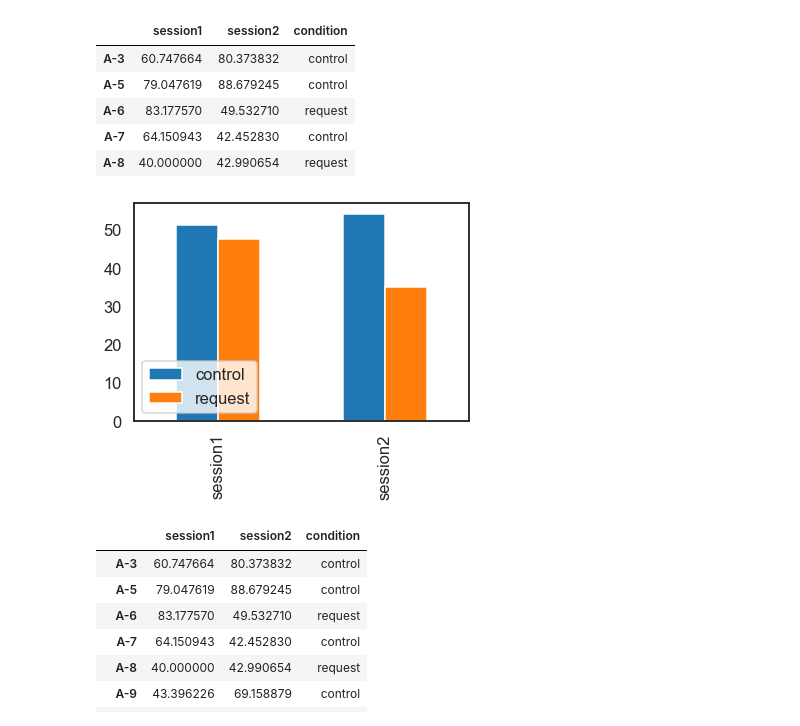
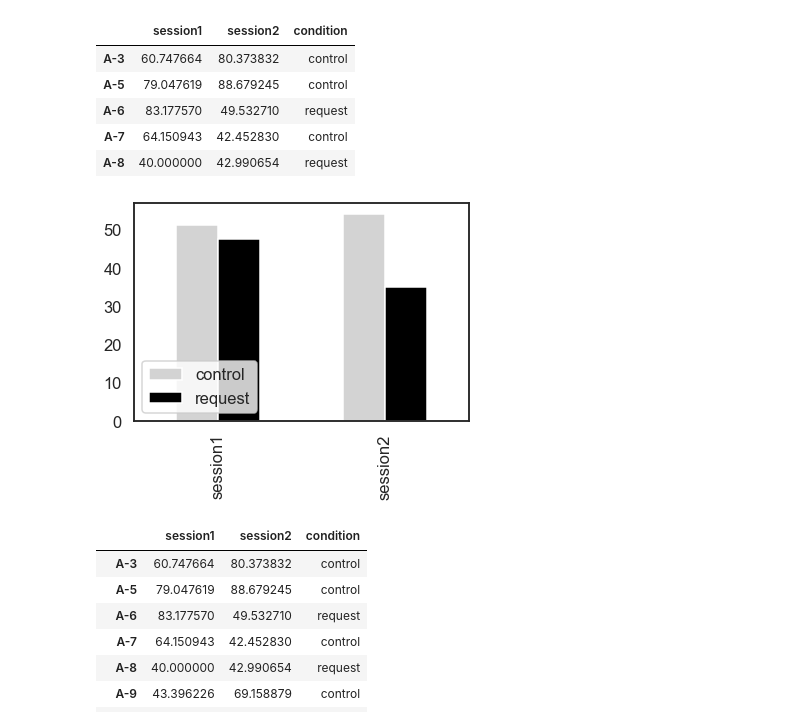
Before and after one commit to nomcomm/MediaNeuroscienceOnAShoestring_JMP, a Jupyter notebook: scripts/03_CN-S_ComplianceDropRate.ipynb, the cells around one changed output. Cells and saved outputs as stored; diff of their text form; code cells hidden in the pictures.

```diff
--- a/scripts/03_CN-S_ComplianceDropRate.ipynb
+++ b/scripts/03_CN-S_ComplianceDropRate.ipynb
@@ -108,10 +108,10 @@ drop_rate_df.head()
 | A-8 | 40.000000 | 42.990654 | request |
 # %%
 df = drop_rate_df.groupby(['condition']).mean().T
-ax = df.plot(kind='bar');
+ax = df.plot(kind='bar', color = ['lightgray', 'black']);
 ax.legend(loc='lower left', frameon=True);
 # %% [output]
-[figure, old version]
+[figure, new version]
 # %%
 drop_rate_df
 # %% [output]
```
Also changed, not shown: parts of 1 cell of this notebook, 6 other files.
